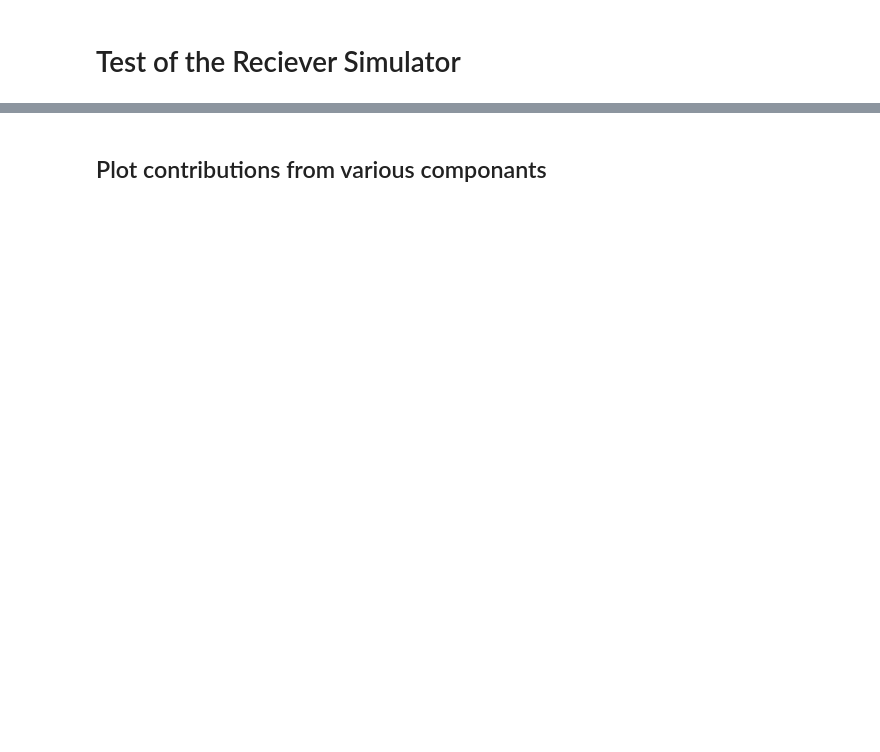
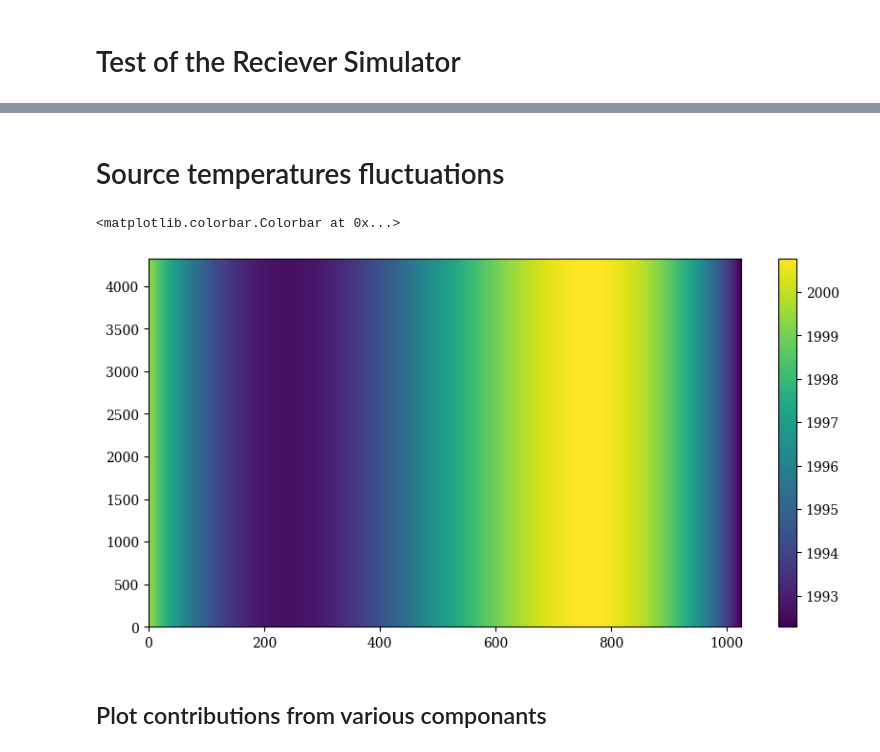
Before and after one commit to RHINO-Experiment/rhino-cal, a Jupyter notebook: simulation_testing.ipynb, the cells around one changed output, grey strips where cells are left out. Saved outputs shown, nothing was run; the diff lists cells and outputs as text; code cells hidden in the pictures; blank space fills up the shorter version.

```diff
--- a/simulation_testing.ipynb
+++ b/simulation_testing.ipynb
@@ -176,3 +247,11 @@ Done
+# %% [markdown]
+# Source temperatures fluctuations
+# %%
+plt.pcolormesh(noise_diode.t_src)
+plt.colorbar()
+# %% [output]
+<matplotlib.colorbar.Colorbar at 0x...>
+[figure, added]
 # %% [markdown]
 ## Plot contributions from various componants
 # %%
```
Also changed, not shown: parts of 10 cells of this notebook, 2 other files.
